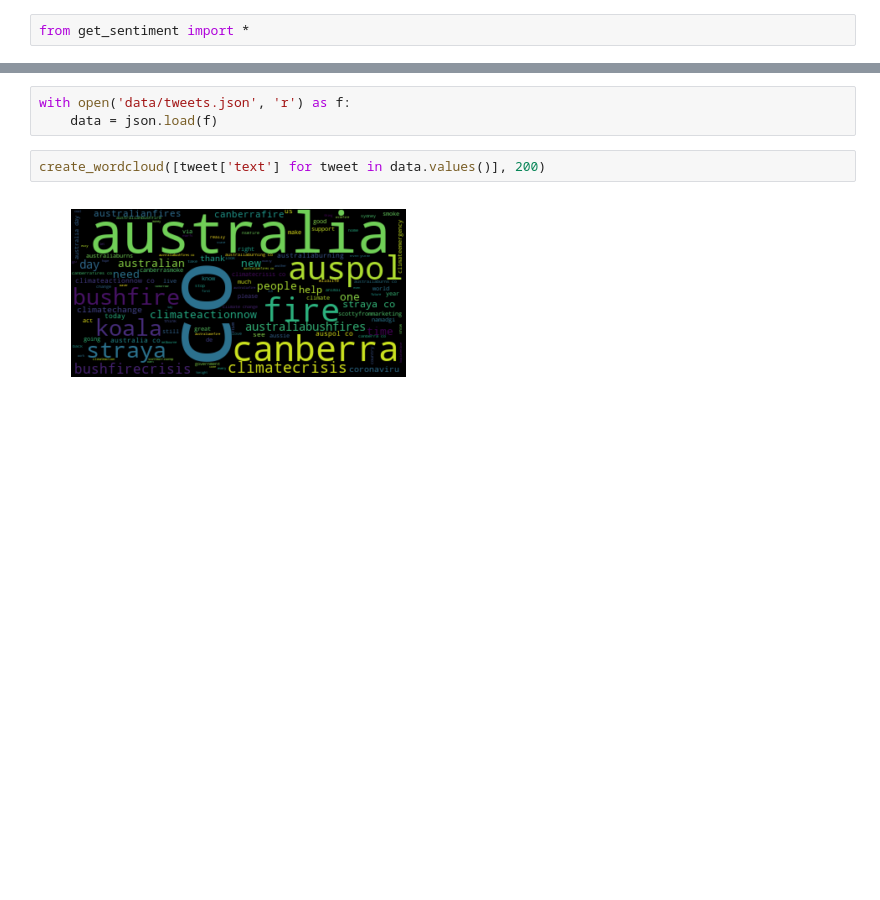
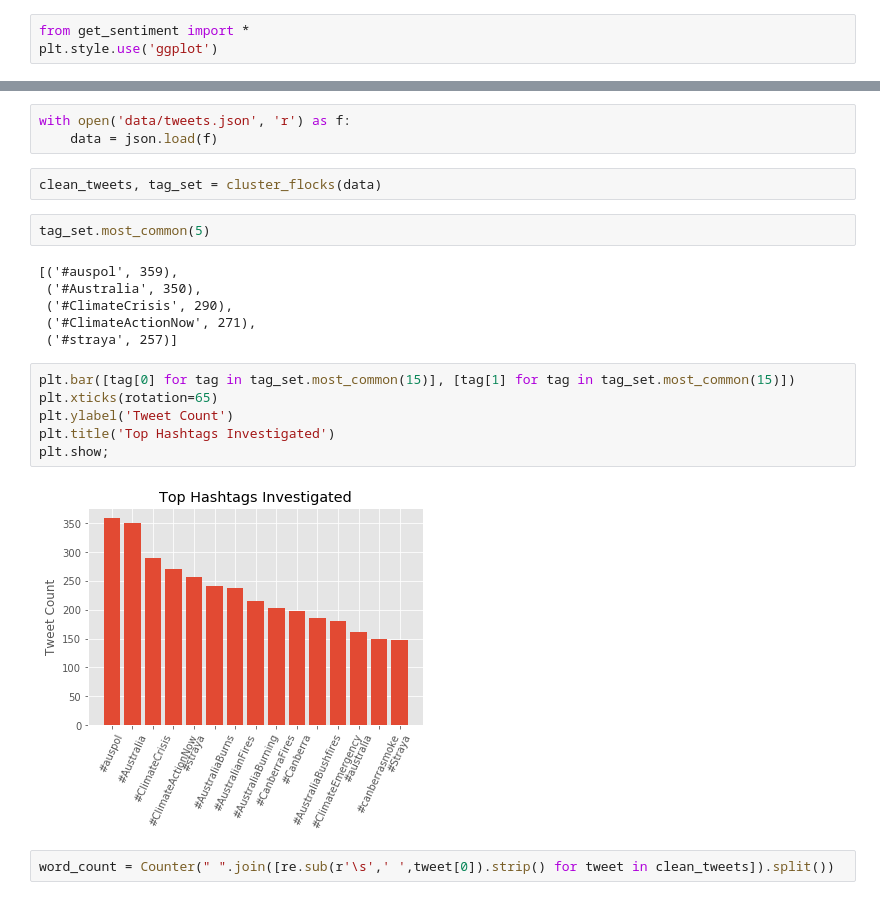
Before and after one commit to danjizquierdo/Sentimental, a Jupyter notebook: NLP_EDA.ipynb, the cells around one changed output, grey strips where cells are left out. Drawn from its saved outputs; the diff is of its cells as text; blank space fills up the shorter version.

```diff
--- a/NLP_EDA.ipynb
+++ b/NLP_EDA.ipynb
@@ -1,2 +1,3 @@
 # %%
 from get_sentiment import *
+plt.style.use('ggplot')
@@ -3,7 +8,23 @@ from get_sentiment import *
 # %%
 with open('data/tweets.json', 'r') as f:
     data = json.load(f)
-# %%
-create_wordcloud([tweet['text'] for tweet in data.values()], 200)
-# %% [output]
-[figure, removed]
+# %%
+clean_tweets, tag_set = cluster_flocks(data)
+# %%
+tag_set.most_common(5)
+# %% [output]
+[('#auspol', 359),
+ ('#Australia', 350),
+ ('#ClimateCrisis', 290),
+ ('#ClimateActionNow', 271),
+ ('#straya', 257)]
+# %%
+plt.bar([tag[0] for tag in tag_set.most_common(15)], [tag[1] for tag in tag_set.most_common(15)])
+plt.xticks(rotation=65)
+plt.ylabel('Tweet Count')
+plt.title('Top Hashtags Investigated')
+plt.show;
+# %% [output]
+[figure, added]
+# %%
+word_count = Counter(" ".join([re.sub(r'\s',' ',tweet[0]).strip() for tweet in clean_tweets]).split())
```
Also changed, not shown: parts of 6 cells of this notebook, 1 other file.
